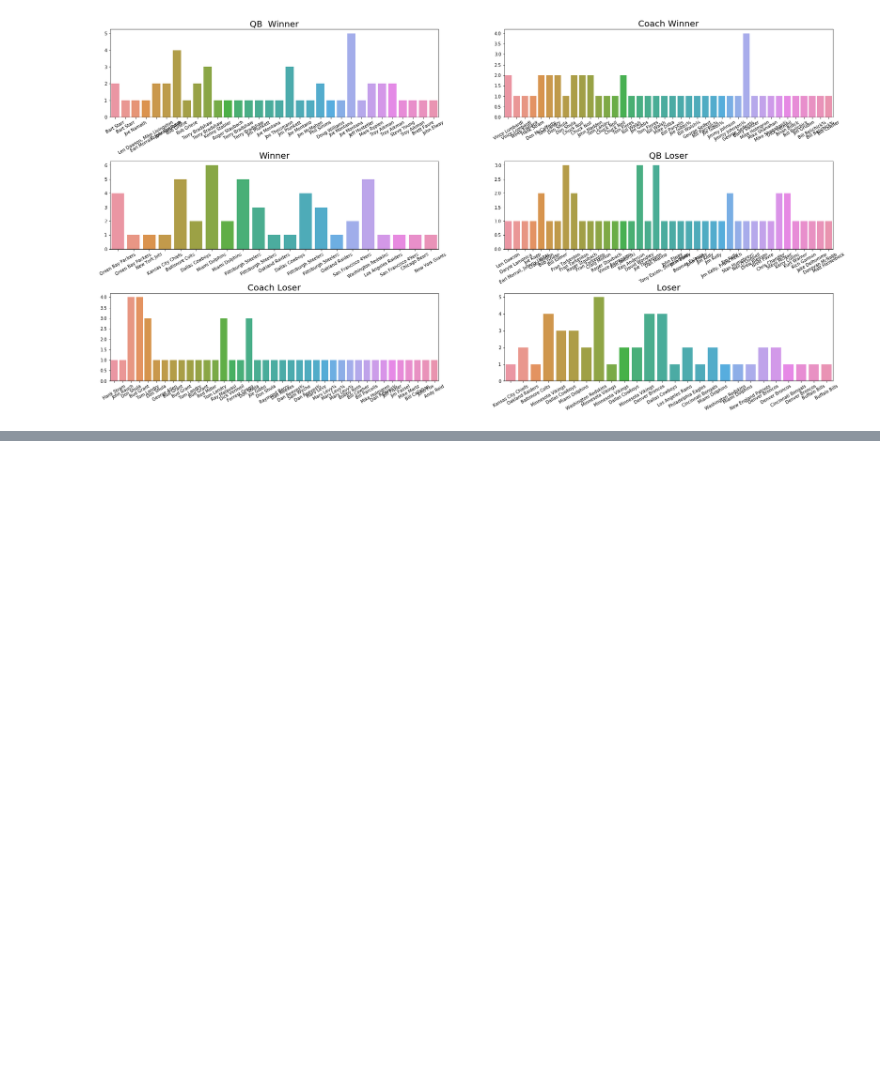
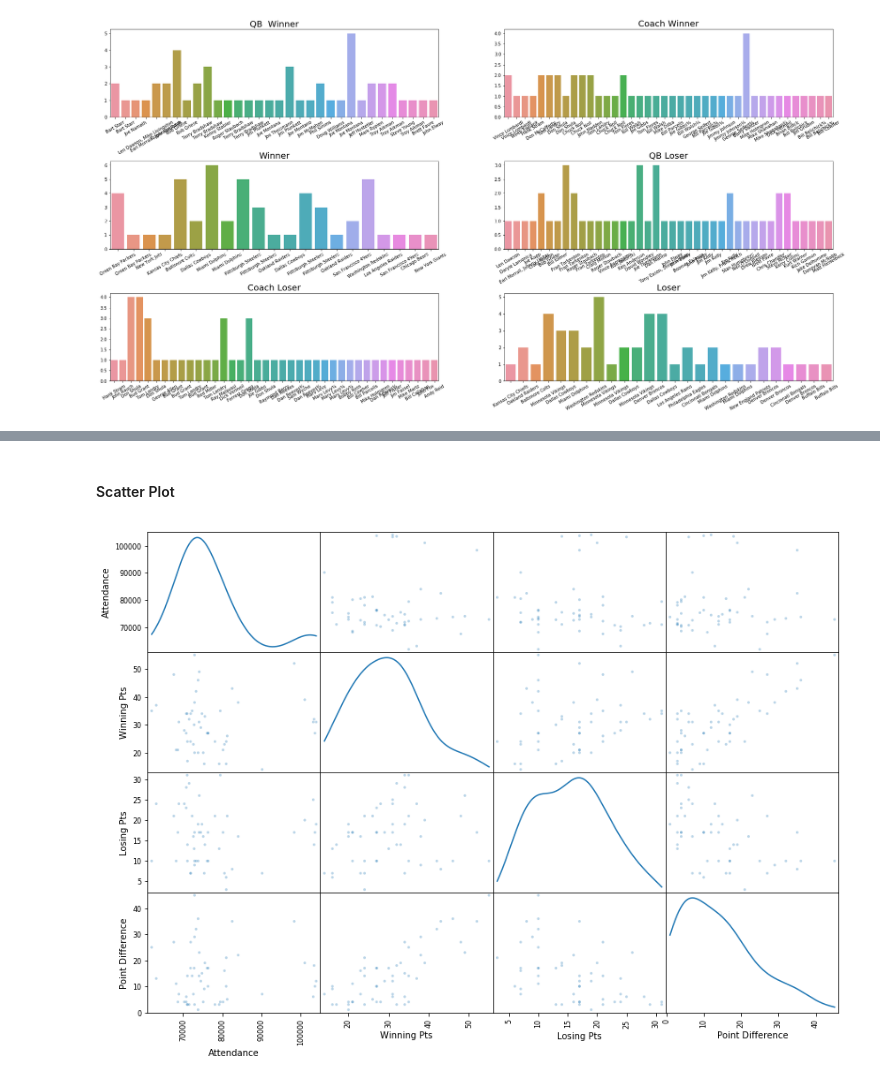
Before and after one commit to ArshadKhurshid/SuperBowl, a Jupyter notebook: SuperBowl.ipynb, the cells around one changed output, grey strips where cells are left out. Saved outputs shown, nothing was run; the diff lists cells and outputs as text; code cells hidden in the pictures; blank space fills up the shorter version.

Commit message:
chore: Add scatter matrix plot

```diff
--- a/SuperBowl.ipynb
+++ b/SuperBowl.ipynb
@@ -104,0 +107,3 @@ plt.show()
+# %%
+super_bowl.drop(['City', 'State'], axis=1, inplace=True)
+super_bowl.head()
@@ -104,0 +118,7 @@ plt.show()
+# %% [markdown]
+#### Scatter Plot
+# %%
+pd.scatter_matrix(super_bowl, alpha=0.3, figsize=(14,10), diagonal = 'kde')
+plt.show()
+# %% [output]
+[figure, added]
```
Also changed, not shown: parts of 4 cells of this notebook.
